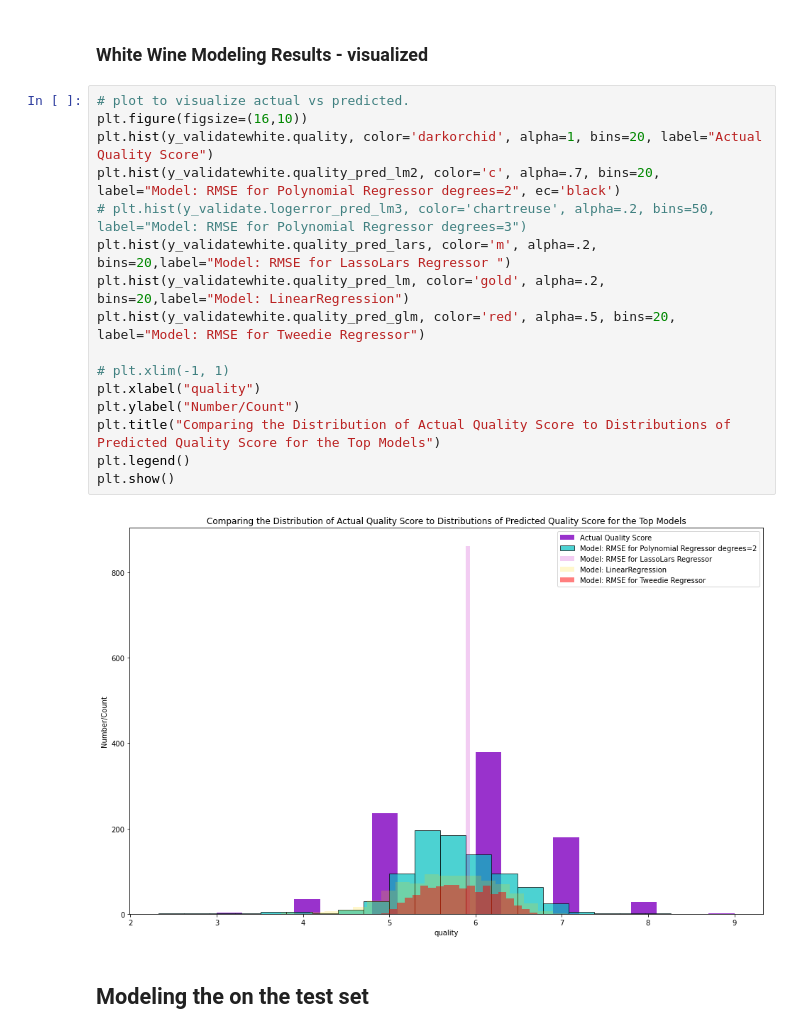
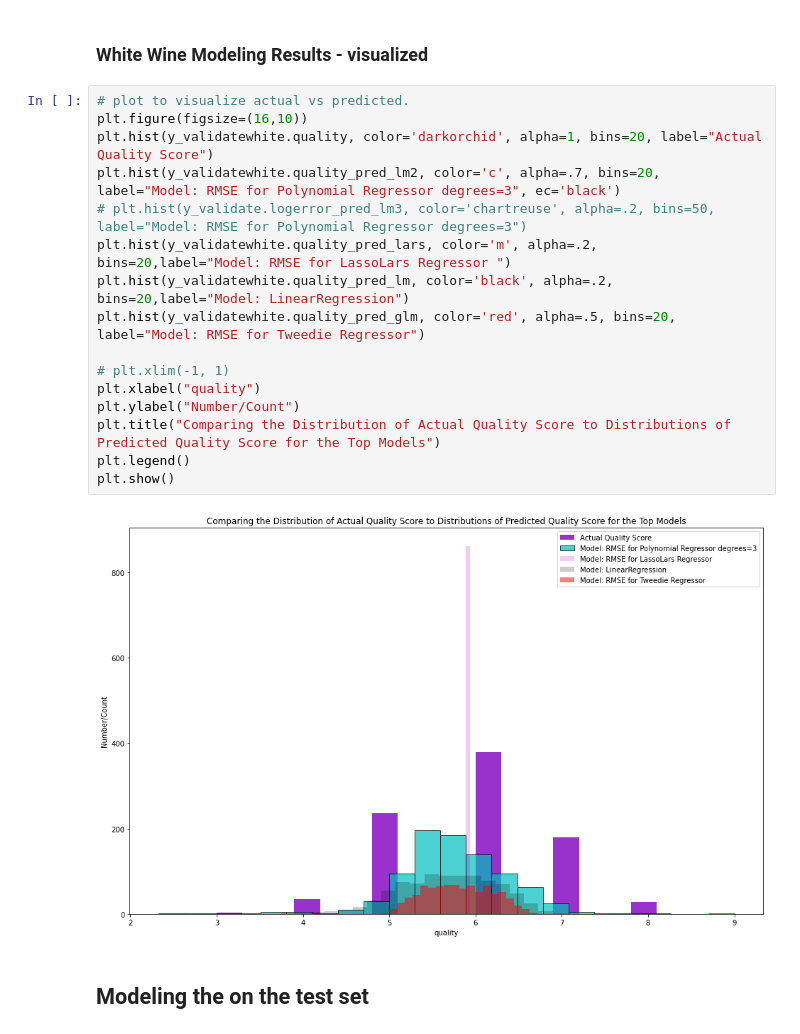
Before and after one commit to MrEnigmamgine/jtl_wine_quality, a Jupyter notebook: final_red_nb.ipynb, the cells around one changed output. Cells and saved outputs as stored; diff of their text form.

```diff
--- a/final_red_nb.ipynb
+++ b/final_red_nb.ipynb
@@ -1771,21 +1771,21 @@ print(f"""
 # %%
 # plot to visualize actual vs predicted.
 plt.figure(figsize=(16,10))
 plt.hist(y_validatewhite.quality, color='darkorchid', alpha=1, bins=20, label="Actual Quality Score")
-plt.hist(y_validatewhite.quality_pred_lm2, color='c', alpha=.7, bins=20, label="Model: RMSE for Polynomial Regressor degrees=2", ec='black')
+plt.hist(y_validatewhite.quality_pred_lm2, color='c', alpha=.7, bins=20, label="Model: RMSE for Polynomial Regressor degrees=3", ec='black')
 # plt.hist(y_validate.logerror_pred_lm3, color='chartreuse', alpha=.2, bins=50, label="Model: RMSE for Polynomial Regressor degrees=3")
 plt.hist(y_validatewhite.quality_pred_lars, color='m', alpha=.2, bins=20,label="Model: RMSE for LassoLars Regressor ")
-plt.hist(y_validatewhite.quality_pred_lm, color='gold', alpha=.2, bins=20,label="Model: LinearRegression")
+plt.hist(y_validatewhite.quality_pred_lm, color='black', alpha=.2, bins=20,label="Model: LinearRegression")
 plt.hist(y_validatewhite.quality_pred_glm, color='red', alpha=.5, bins=20, label="Model: RMSE for Tweedie Regressor")
 
 # plt.xlim(-1, 1)
 plt.xlabel("quality")
 plt.ylabel("Number/Count")
 plt.title("Comparing the Distribution of Actual Quality Score to Distributions of Predicted Quality Score for the Top Models")
 plt.legend()
 plt.show()
 # %% [output]
-[figure, old version]
+[figure, new version]
 # %% [markdown]
 ## Modeling the on the test set
 # %%
```
Also changed, not shown: parts of 5 cells of this notebook.
